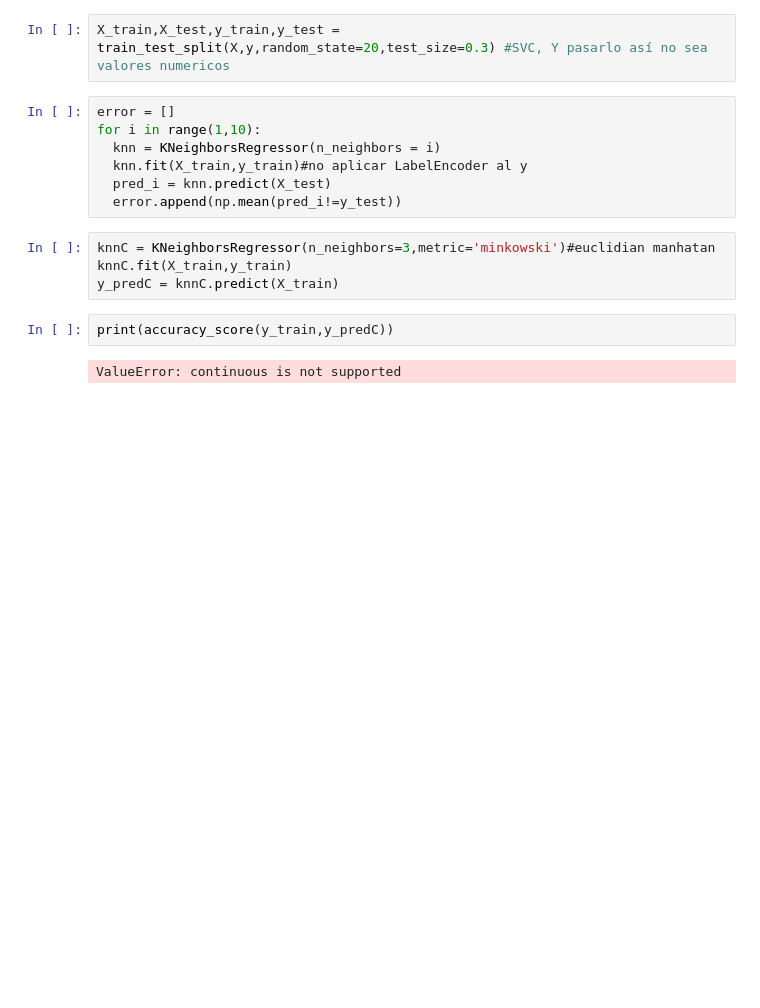
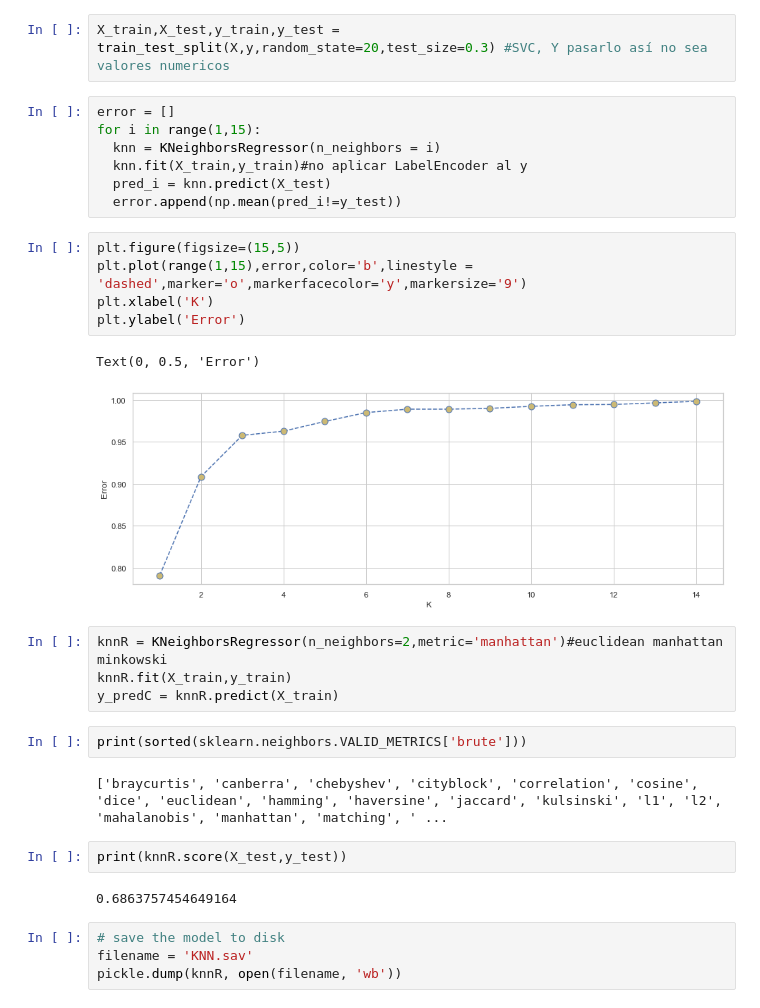
Before and after one commit to PavoX20/IA-Project-Predict-Airplane-tickets, a Jupyter notebook: Proyecto.ipynb, the cells around one changed output. Drawn from its saved outputs; the diff is of its cells as text; blank space fills up the shorter version.

Commit message:
feat: add KNN support, .py shows the KNN predict

```diff
--- a/Proyecto.ipynb
+++ b/Proyecto.ipynb
@@ -595,16 +589,32 @@ print(result)
 X_train,X_test,y_train,y_test = train_test_split(X,y,random_state=20,test_size=0.3) #SVC, Y pasarlo así no sea valores numericos
 # %%
 error = []
-for i in range(1,10):
+for i in range(1,15):
   knn = KNeighborsRegressor(n_neighbors = i)
   knn.fit(X_train,y_train)#no aplicar LabelEncoder al y
   pred_i = knn.predict(X_test)
   error.append(np.mean(pred_i!=y_test))
+# %%
+plt.figure(figsize=(15,5))
+plt.plot(range(1,15),error,color='b',linestyle = 'dashed',marker='o',markerfacecolor='y',markersize='9')
+plt.xlabel('K')
+plt.ylabel('Error')
+# %% [output]
+Text(0, 0.5, 'Error')
+[figure, added]
 # %%
-knnC = KNeighborsRegressor(n_neighbors=3,metric='minkowski')#euclidian manhatan
-knnC.fit(X_train,y_train)
-y_predC = knnC.predict(X_train)
+knnR = KNeighborsRegressor(n_neighbors=2,metric='manhattan')#euclidean manhattan minkowski
+knnR.fit(X_train,y_train)
+y_predC = knnR.predict(X_train)
-# %%
-print(accuracy_score(y_train,y_predC))
-# %% [output]
-ValueError: continuous is not supported
+# %%
+print(sorted(sklearn.neighbors.VALID_METRICS['brute']))
+# %% [output]
+['braycurtis', 'canberra', 'chebyshev', 'cityblock', 'correlation', 'cosine', 'dice', 'euclidean', 'hamming', 'haversine', 'jaccard', 'kulsinski', 'l1', 'l2', 'mahalanobis', 'manhattan', 'matching', ' ...
+# %%
+print(knnR.score(X_test,y_test))
+# %% [output]
+0.6863757454649164
+# %%
+# save the model to disk
+filename = 'KNN.sav'
+pickle.dump(knnR, open(filename, 'wb'))
```
Also changed, not shown: parts of 8 cells of this notebook, 5 other files.
